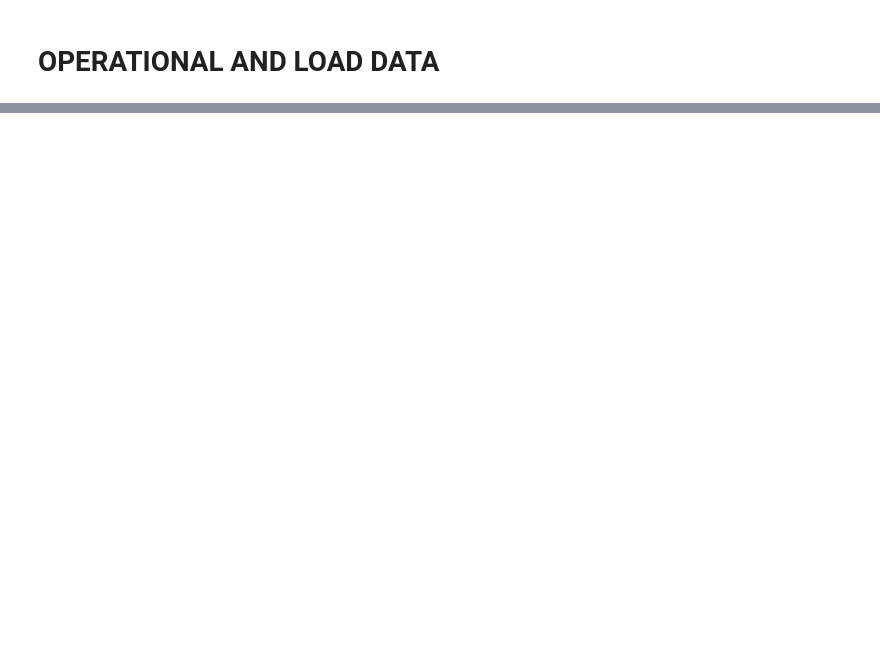
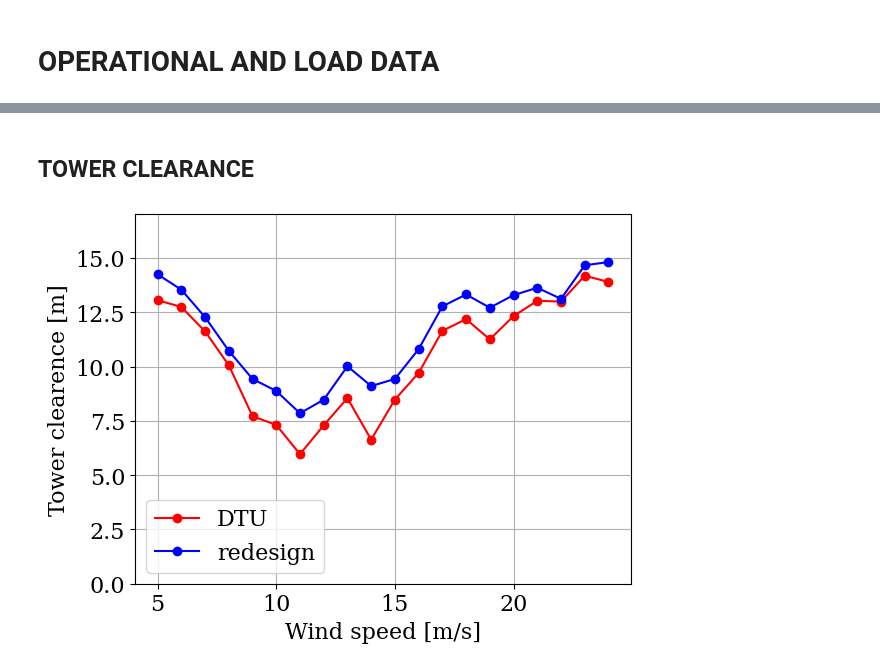
Before and after one commit to nicolaquaia/LAC_final, a Jupyter notebook: assignment_04/Assignment_final.ipynb, the cells around one changed output, grey strips where cells are left out. Cells and saved outputs as stored; diff of their text form; code cells hidden in the pictures; blank space fills up the shorter version.

```diff
--- a/assignment_04/Assignment_final.ipynb
+++ b/assignment_04/Assignment_final.ipynb
@@ -563,0 +182,21 @@ plt.show()
+# %% [markdown]
+## TOWER CLEARANCE
+# %%
+# tower clearance
+
+clearance_DTU = twr_clr_calculation('dtu_10mw_turb_stats.hdf5', 'tca', CHAN_DESCS)
+clearance_our = twr_clr_calculation('Group1_turb.csv', 'tcb', CHAN_DESCS)
+
+plt.figure()
+plt.plot(clearance_DTU['ws'], clearance_DTU['twr_clr'], '-o',  color='r', label='DTU')
+plt.plot(clearance_our['ws'], clearance_our['twr_clr'], '-o',  color='b', label='redesign')
+plt.grid()
+plt.ylim(0,max( clearance_DTU['twr_clr'])*1.2)
+plt.ylabel('Tower clearence [m]')
+plt.xlabel('Wind speed [m/s]')
+plt.legend()
+plt.savefig('plots/tower_clearance.pdf', format='pdf',bbox_inches='tight')
+
+plt.show()
+# %% [output]
+[figure, added]
```
Also changed, not shown: parts of 14 cells of this notebook, 8 other files.
